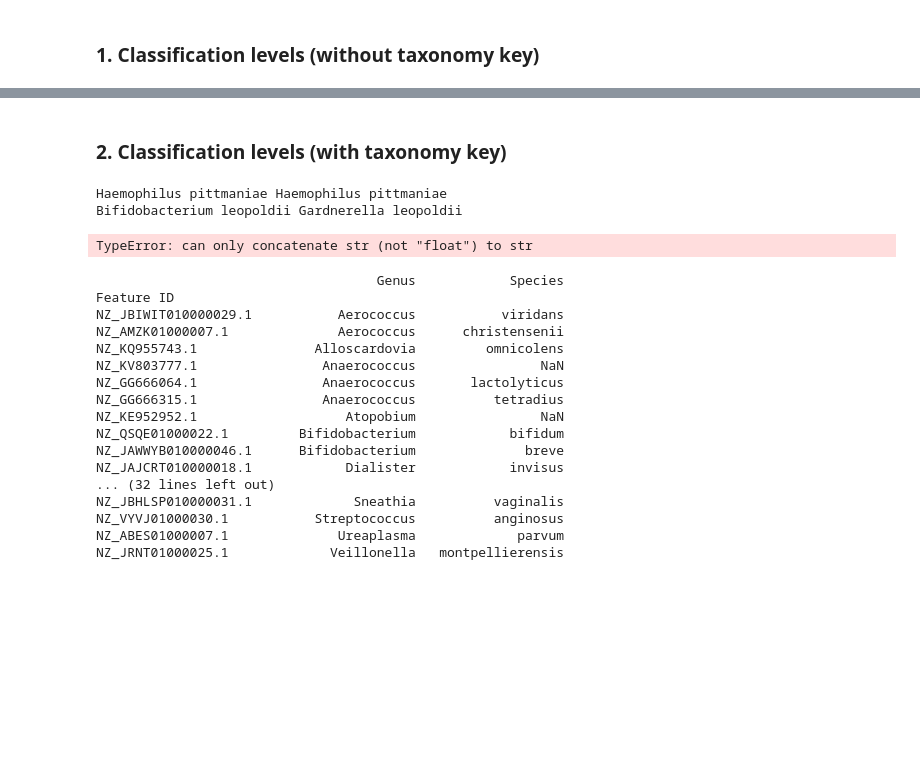
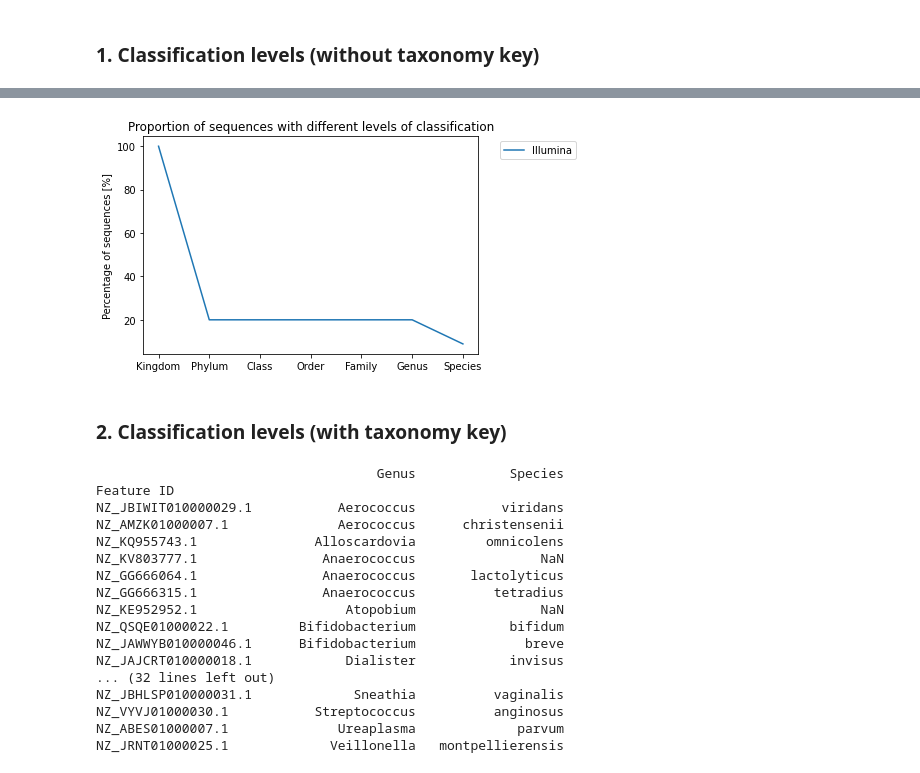
Before and after one commit to emblapersson/Applied-bioinformatics, a Jupyter notebook: 05_Plot_the_results/03_Plots.ipynb, the cells around one changed output, grey strips where cells are left out. Cells and saved outputs as stored; diff of their text form; code cells hidden in the pictures; blank space fills up the shorter version.

```diff
--- a/05_Plot_the_results/03_Plots.ipynb
+++ b/05_Plot_the_results/03_Plots.ipynb
@@ -87,3 +89,13 @@ plt.show()
+# %%
+# Plot the results
+fig, ax = plt.subplots()
+all_levels_ratio.plot(title='Proportion of sequences with different levels of classification',
+                        ylabel='Percentage of sequences [%]', ax=ax)
+ax.set_yticklabels(['0', '20', '40', '60', '80', '100'])
+ax.legend(bbox_to_anchor=(1.05, 1.0), loc='upper left')
+plt.show()
+# %% [output]
+[figure, added]
 # %% [markdown]
 ### 2. Classification levels (with taxonomy key)
 # %%
@@ -130,42 +142,6 @@ def find_misclassified_old(dataframe, correct_classification):
             dataframe_corrected.loc[dataframe.index == ID, 'Incorrect at'] = incorrect_levels.columns[0]
 
     return dataframe_corrected
-# %%
-# Find misclassified sequences
-def find_misclassified(dataframe, correct_classification):
-    # Create a copy to not mess with the original datafiles
-    dataframe_genus_species = dataframe.copy(deep=True)[['Genus', 'Species']]
-    taxonomy_genus_species = correct_classification.copy(deep=True)[['Genus', 'Species']]
-    taxonomy_genus_species['Genus'] = taxonomy_genus_species['Genus'].str.strip()
-    taxonomy_genus_species['Species'] = taxonomy_genus_species['Species'].str.strip()
-
-    for ID in dataframe.index:
-        if dataframe_genus_species.loc[ID,'Species'] == taxonomy_genus_species.loc[ID,'Species']:
-            if dataframe_genus_species.loc[ID,'Genus'] == taxonomy_genus_species.loc[ID,'Genus']:
-                correct = 'Species'
-            else:
-                correct = False
-        else:
-            if dataframe_genus_species.loc[ID,'Genus'] == taxonomy_genus_species.loc[ID,'Genus']:
-                correct = 'Genus'
-            else:
-                correct = False
-
-        if not correct:
-            if dataframe_genus_species.loc[ID,'Species']:
-
-
-        dataframe_genus_species.loc[ID, 'Correct'] = correct
-
-    return dataframe_genus_species
-
-a = find_misclassified(illumina, taxonomy)
-
-# print(a)
-# %% [output]
-Haemophilus pittmaniae Haemophilus pittmaniae
-Bifidobacterium leopoldii Gardnerella leopoldii
-TypeError: can only concatenate str (not "float") to str
 # %%
 # Count the number of correct/incorrect classifications
 def classification_stats(dataframe):
```
Also changed, not shown: parts of 5 cells of this notebook, 3 other files.
